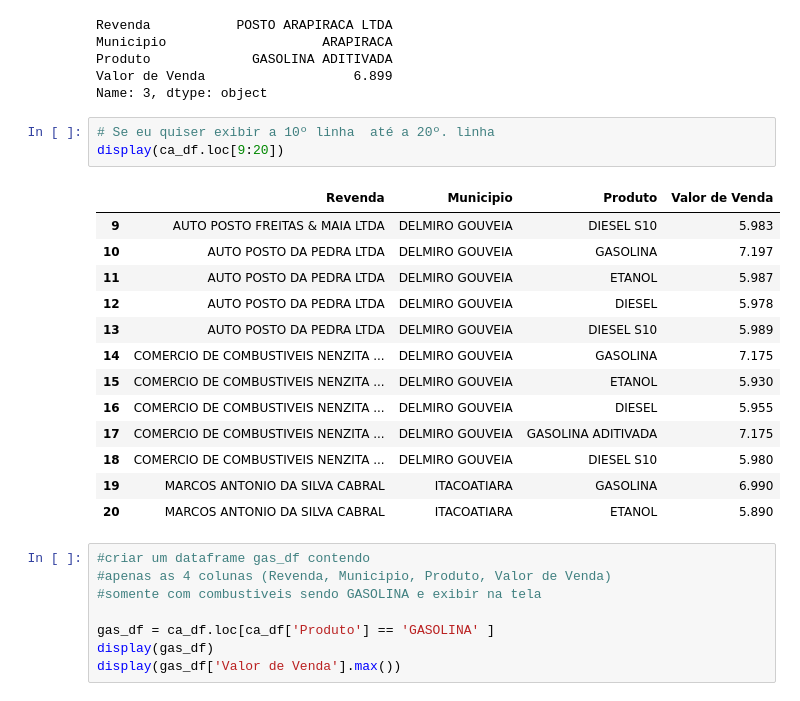
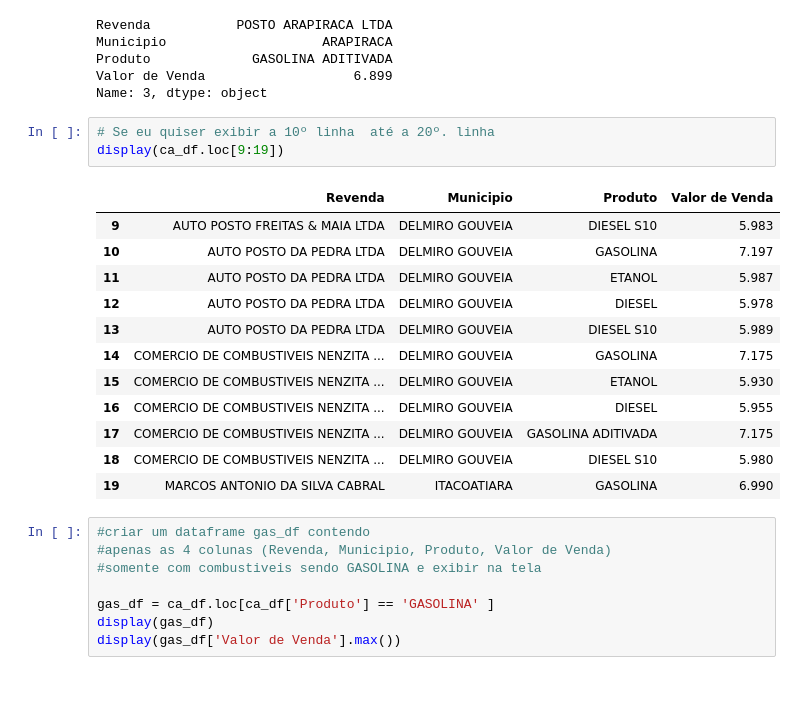
Before and after one commit to Victor733/Projeto-Pandas, a Jupyter notebook: Primeiro_Exemplo_em_Pandas.ipynb, the cells around one changed output. Drawn from its saved outputs; the diff is of its cells as text.

```diff
--- a/Primeiro_Exemplo_em_Pandas.ipynb
+++ b/Primeiro_Exemplo_em_Pandas.ipynb
@@ -161,21 +163,20 @@ Valor de Venda                   6.899
 Name: 3, dtype: object
 # %%
 # Se eu quiser exibir a 10º linha  até a 20º. linha
-display(ca_df.loc[9:20])
+display(ca_df.loc[9:19])
 # %% [output]
 |  | Revenda | Municipio | Produto | Valor de Venda |
 | 9 | AUTO POSTO FREITAS & MAIA LTDA | DELMIRO GOUVEIA | DIESEL S10 | 5.983 |
 | 10 | AUTO POSTO DA PEDRA LTDA | DELMIRO GOUVEIA | GASOLINA | 7.197 |
 | 11 | AUTO POSTO DA PEDRA LTDA | DELMIRO GOUVEIA | ETANOL | 5.987 |
 | 12 | AUTO POSTO DA PEDRA LTDA | DELMIRO GOUVEIA | DIESEL | 5.978 |
 | 13 | AUTO POSTO DA PEDRA LTDA | DELMIRO GOUVEIA | DIESEL S10 | 5.989 |
 | 14 | COMERCIO DE COMBUSTIVEIS NENZITA ... | DELMIRO GOUVEIA | GASOLINA | 7.175 |
 | 15 | COMERCIO DE COMBUSTIVEIS NENZITA ... | DELMIRO GOUVEIA | ETANOL | 5.930 |
 | 16 | COMERCIO DE COMBUSTIVEIS NENZITA ... | DELMIRO GOUVEIA | DIESEL | 5.955 |
 | 17 | COMERCIO DE COMBUSTIVEIS NENZITA ... | DELMIRO GOUVEIA | GASOLINA ADITIVADA | 7.175 |
 | 18 | COMERCIO DE COMBUSTIVEIS NENZITA ... | DELMIRO GOUVEIA | DIESEL S10 | 5.980 |
 | 19 | MARCOS ANTONIO DA SILVA CABRAL | ITACOATIARA | GASOLINA | 6.990 |
-| 20 | MARCOS ANTONIO DA SILVA CABRAL | ITACOATIARA | ETANOL | 5.890 |
 # %%
 #criar um dataframe gas_df contendo
 #apenas as 4 colunas (Revenda, Municipio, Produto, Valor de Venda)
```
Also changed, not shown: parts of 18 cells of this notebook.
